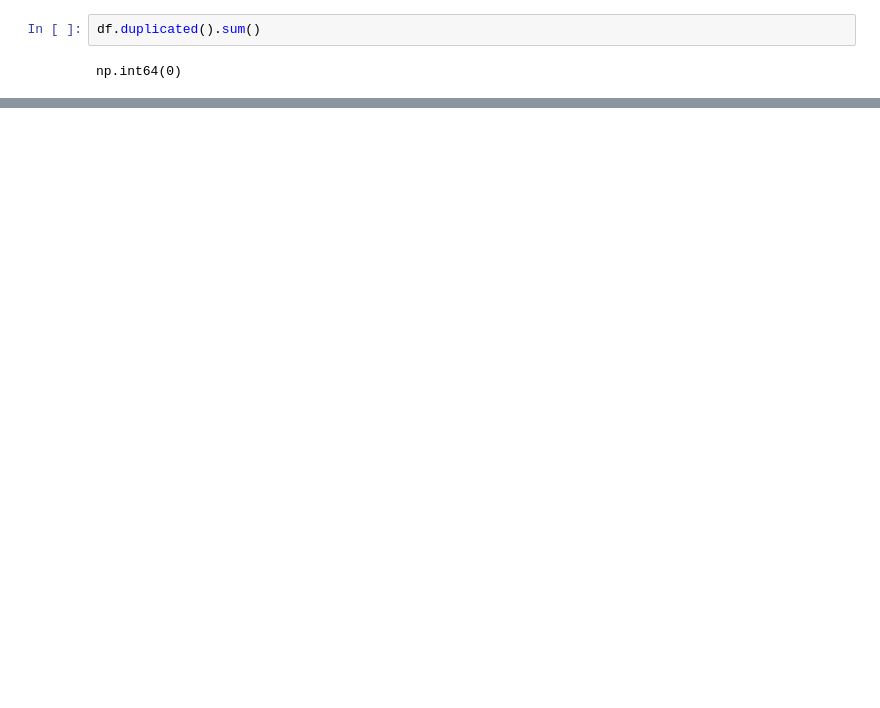
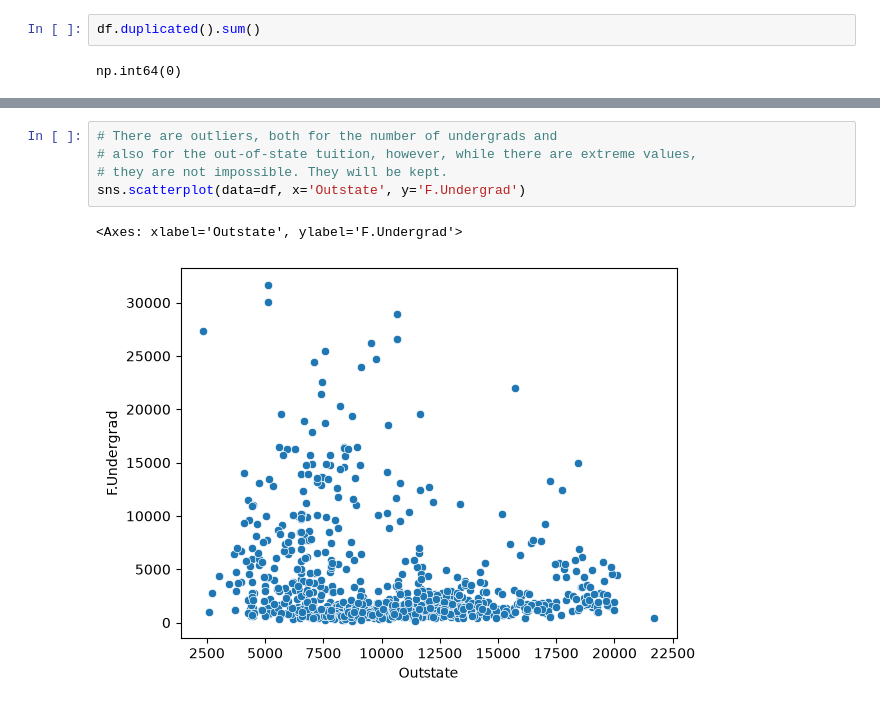
Before and after one commit to Ri-Dearg/aiml-labs, a Jupyter notebook: lab4-p2.ipynb, the cells around one changed output, grey strips where cells are left out. Cells and saved outputs as stored; diff of their text form; blank space fills up the shorter version.

```diff
--- a/lab4-p2.ipynb
+++ b/lab4-p2.ipynb
@@ -97,0 +119,8 @@ dtype: int64
+# %%
+# There are outliers, both for the number of undergrads and
+# also for the out-of-state tuition, however, while there are extreme values,
+# they are not impossible. They will be kept.
+sns.scatterplot(data=df, x='Outstate', y='F.Undergrad')
+# %% [output]
+<Axes: xlabel='Outstate', ylabel='F.Undergrad'>
+[figure, added]
```
Also changed, not shown: parts of 24 cells of this notebook.
